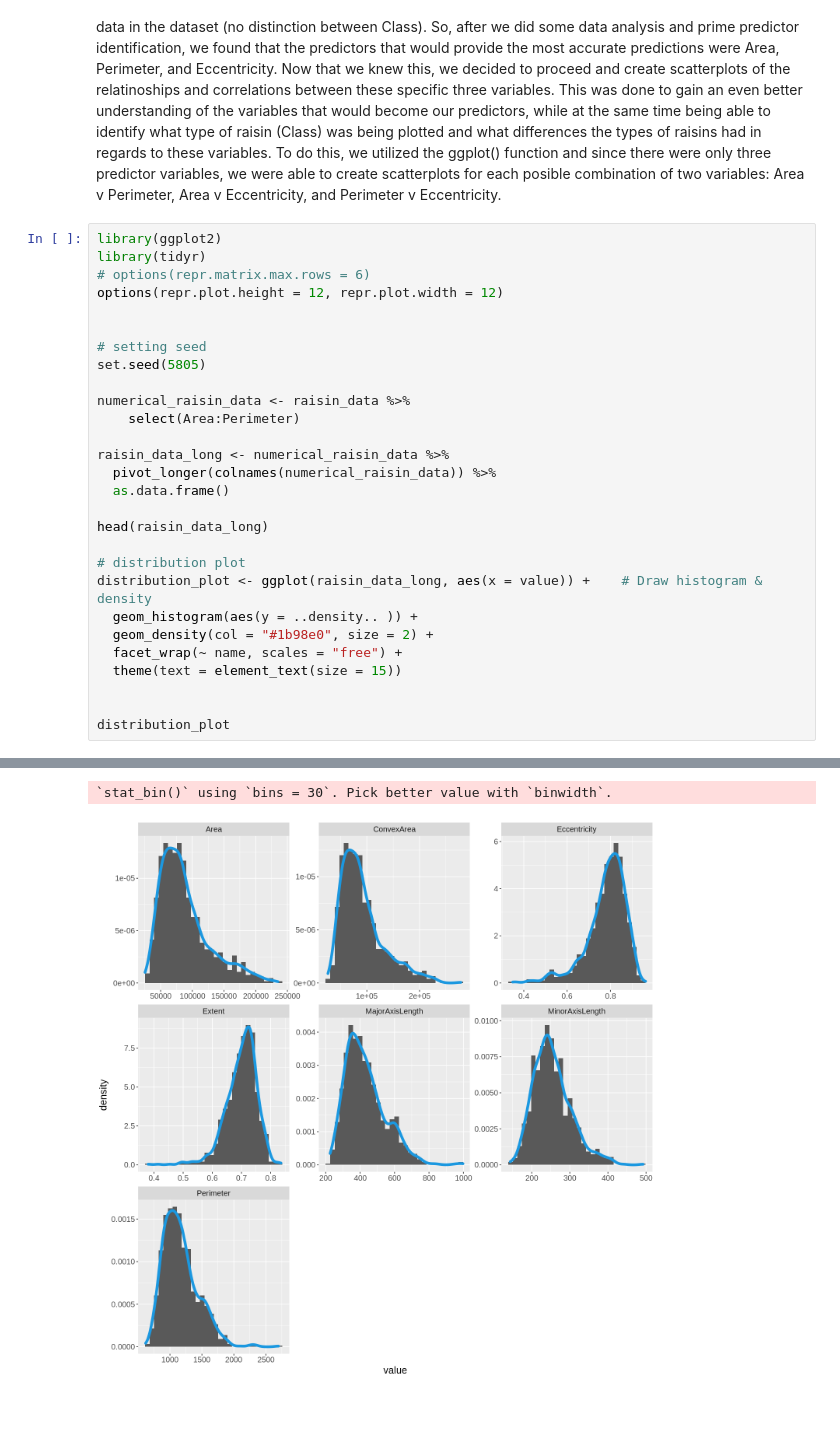
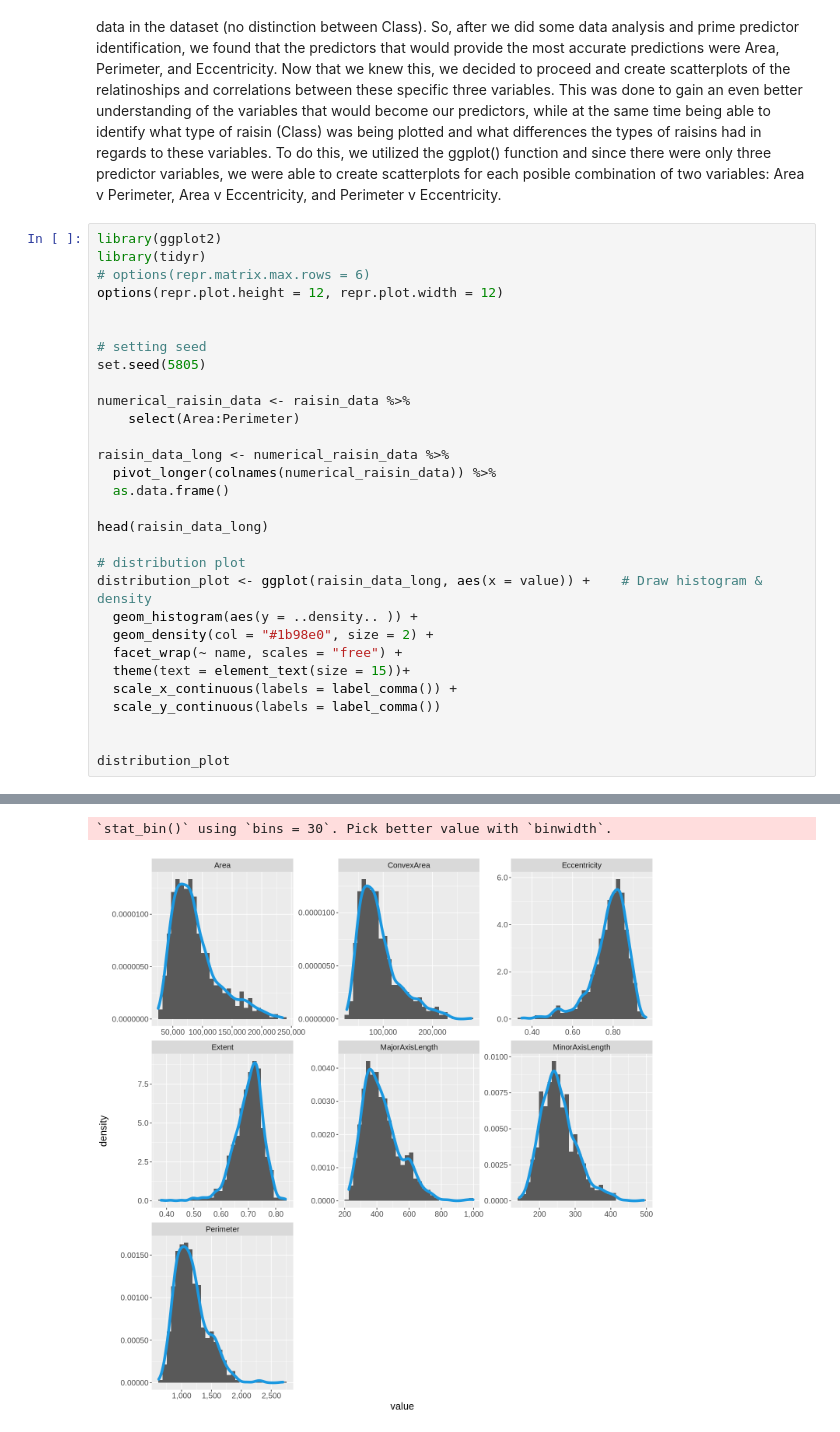
Before and after one commit to dylankim990/DSCI100_Group_1, a Jupyter notebook: visualizations.ipynb, the cells around one changed output, grey strips where cells are left out. Cells and saved outputs as stored; diff of their text form.

Commit message:
added scales

```diff
--- a/visualizations.ipynb
+++ b/visualizations.ipynb
@@ -105,32 +118,34 @@ options(repr.plot.height = 12, repr.plot.width = 12)
 set.seed(5805)
 
 numerical_raisin_data <- raisin_data %>%
     select(Area:Perimeter)
 
 raisin_data_long <- numerical_raisin_data %>%
   pivot_longer(colnames(numerical_raisin_data)) %>%
   as.data.frame()
 
 head(raisin_data_long)
 
 # distribution plot
 distribution_plot <- ggplot(raisin_data_long, aes(x = value)) +    # Draw histogram & density
   geom_histogram(aes(y = ..density.. )) +
   geom_density(col = "#1b98e0", size = 2) +
   facet_wrap(~ name, scales = "free") +
-  theme(text = element_text(size = 15))
+  theme(text = element_text(size = 15))+
+  scale_x_continuous(labels = label_comma()) +
+  scale_y_continuous(labels = label_comma())
 
 
 distribution_plot
 # %% [output]
 A data.frame: 6 × 2
 |  | name | value |
 |  | <chr> | <dbl> |
 | 1 | Area | 8.752400e+04 |
 | 2 | MajorAxisLength | 4.422460e+02 |
 | 3 | MinorAxisLength | 2.532912e+02 |
 | 4 | Eccentricity | 8.197384e-01 |
 | 5 | ConvexArea | 9.054600e+04 |
 | 6 | Extent | 7.586506e-01 |
 `stat_bin()` using `bins = 30`. Pick better value with `binwidth`.
-[figure, old version]
+[figure, new version]
```
Also changed, not shown: parts of 2 cells of this notebook.
